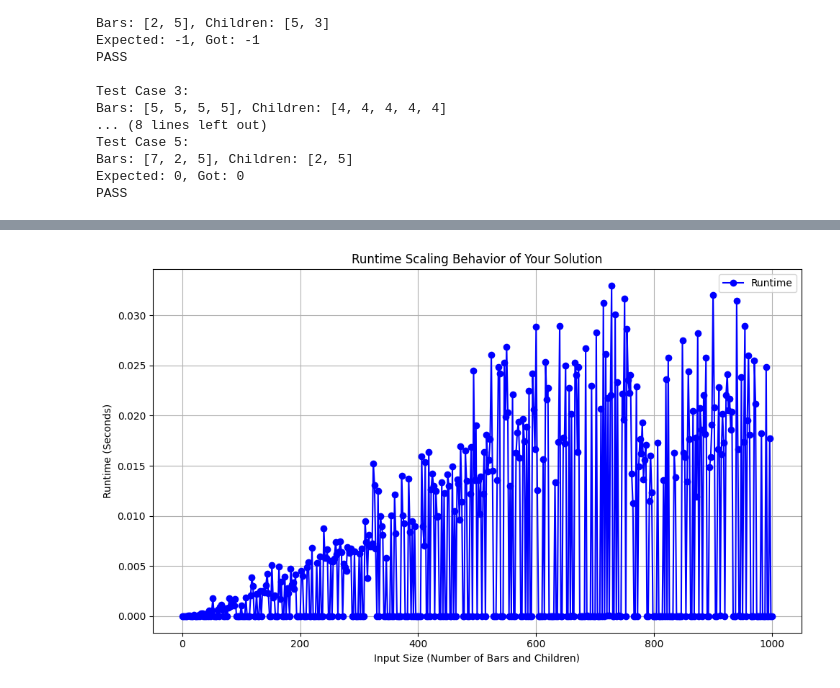
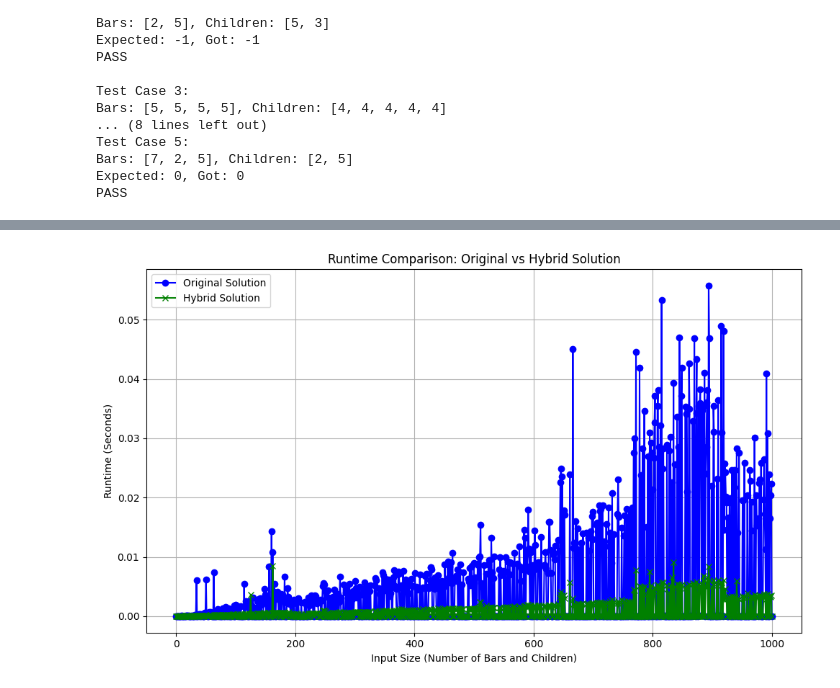
Before and after one commit to kasattack567/Computer-Science, a Jupyter notebook: Chocolate_bar.ipynb, the cells around one changed output, grey strips where cells are left out. Cells and saved outputs as stored; diff of their text form; code cells hidden in the pictures.

```diff
--- a/Chocolate_bar.ipynb
+++ b/Chocolate_bar.ipynb
@@ -306,81 +406,44 @@ if __name__ == "__main__":
 # %%
 import random
 import matplotlib.pyplot as plt
 import time
-from typing import List
 
-def your_solution(bars: List[int], children: List[int]) -> int:
-    if sum(bars) < sum(children):
-        return -1
-
-    bars = sorted(bars, reverse=True)
-    children = sorted(children, reverse=True)
-
-    def remove_matches(bars, children):
-        i = 0
-        while i < len(children):
-            if children[i] in bars:
-                bars.remove(children[i])
-                children.pop(i)
-            else:
-                i += 1
-
-    remove_matches(bars, children)
-
-    cuts = 0
-
-    while children:
-        largest_child = children.pop(0)
-
-        while largest_child > 0:
-            if not bars:
-                return -1
-            largest_bar = bars.pop(0)
-
-            if largest_bar == largest_child:
-                largest_child = 0
-            elif largest_bar > largest_child:
-                cuts += 1
-                remainder = largest_bar - largest_child
-                if remainder > 0:
-                    bars.append(remainder)
-                    bars.sort(reverse=True)
-                largest_child = 0
-            else:
-                largest_child -= largest_bar
-
-        remove_matches(bars, children)
-
-    return cuts
-
-if __name__ == "__main__":
+def simulate_and_compare(max_size=1000, step=1):
     # Parameters for simulation
-    max_size = 1000  # Maximum size of bars/children lists
-    step = 2  # Incremental step for the size
     sizes = range(0, max_size + 1, step)
-    runtimes = []
+    runtimes_original = []
+    runtimes_hybrid = []
 
     # Run simulations for increasing input sizes
     for size in sizes:
         bars = [random.randint(1, 100) for _ in range(size)]
         children = [random.randint(1, 100) for _ in range(size)]
 
-        start_time = time.time()  # Start timer
-        your_solution(bars, children)
-        end_time = time.time()  # End timer
+        # Measure runtime for the original solution
+        start_time = time.time()
+        chocolate_challenge(bars[:], children[:])  # Use a copy to avoid mutation issues
+        end_time = time.time()
+        runtimes_original.append(end_time - start_time)
 
-        runtime = end_time - start_time
-        runtimes.append(runtime)
+        # Measure runtime for the hybrid solution
+        start_time = time.time()
+        chocolate_challenge_hybrid(bars[:], children[:])  # Use a copy to avoid mutation issues
+        end_time = time.time()
+        runtimes_hybrid.append(end_time - start_time)
 
-    # Plot runtime vs input size
+    # Plot both runtimes on the same graph
     plt.figure(figsize=(10, 6))
-    plt.plot(sizes, runtimes, marker='o', linestyle='-', color='blue', label='Runtime')
-    plt.title("Runtime Scaling Behavior of Your Solution")
+    plt.plot(sizes, runtimes_original, marker='o', linestyle='-', color='blue', label='Original Solution')
+    plt.plot(sizes, runtimes_hybrid, marker='x', linestyle='-', color='green', label='Hybrid Solution')
+    plt.title("Runtime Comparison: Original vs Hybrid Solution")
     plt.xlabel("Input Size (Number of Bars and Children)")
     plt.ylabel("Runtime (Seconds)")
     plt.grid(True)
     plt.legend()
     plt.tight_layout()
     plt.show()
+
+# Call the function to simulate and compare
+simulate_and_compare(max_size=1000, step=1)
 # %% [output]
-[figure, old version]
+[figure, new version]
```
Also changed, not shown: parts of 6 cells of this notebook.
